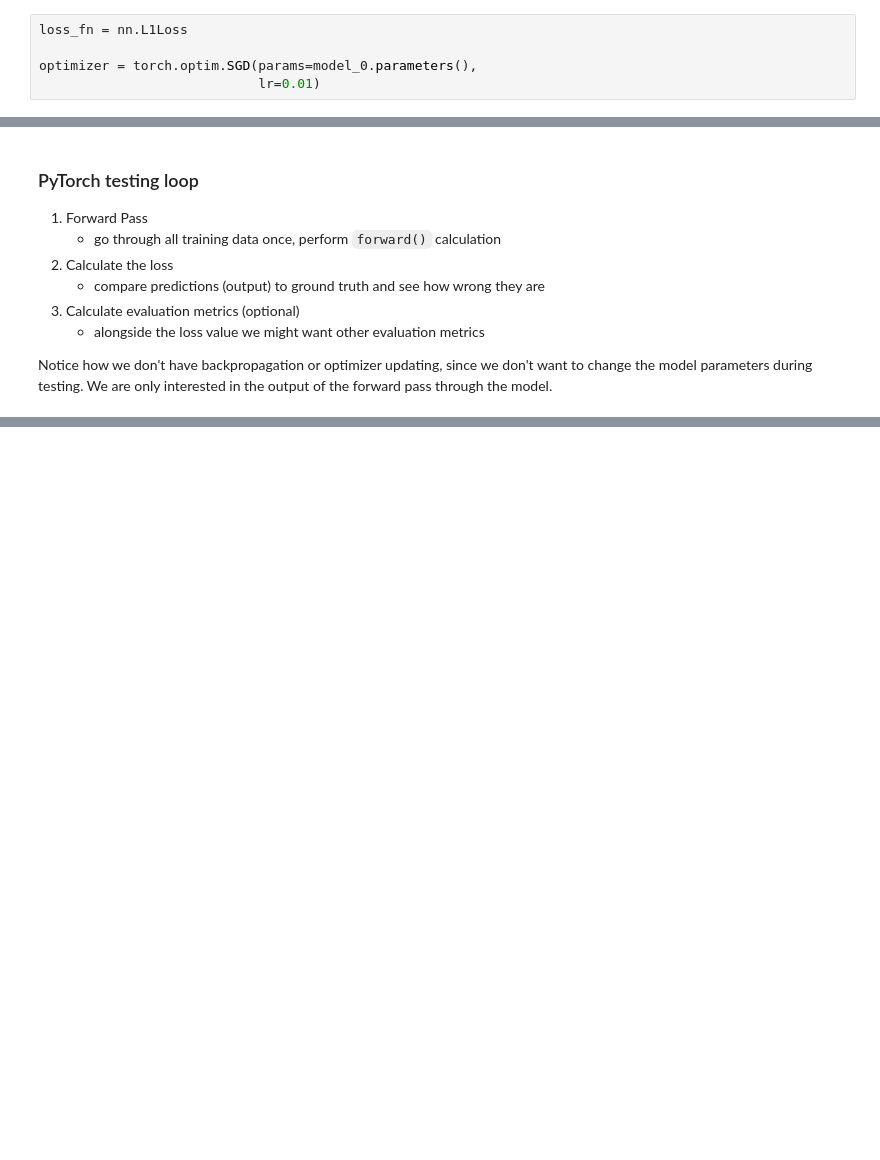
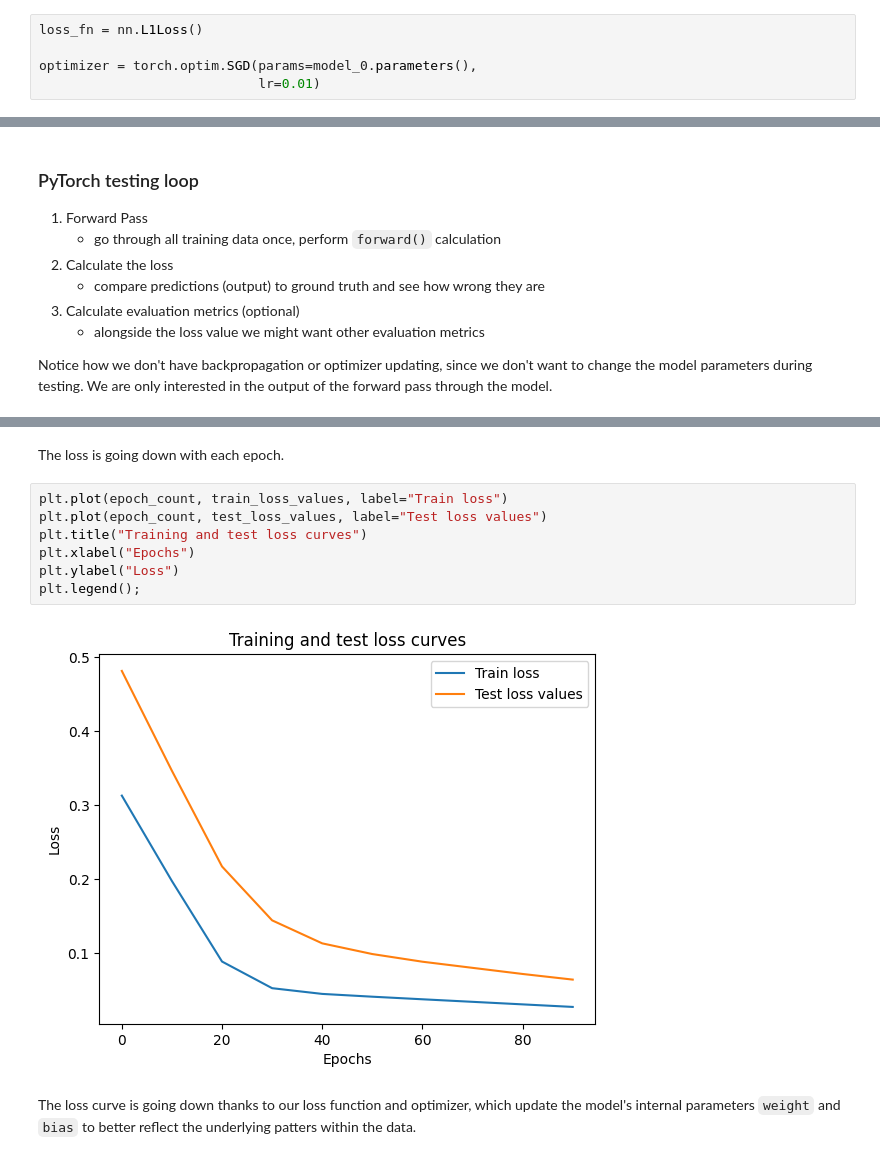
Before and after one commit to ybrenning/pytorch, a Jupyter notebook: 01workflowfundamentals.ipynb, the cells around one changed output, grey strips where cells are left out. Drawn from its saved outputs; the diff is of its cells as text; blank space fills up the shorter version.

Commit message:
Implement training and testing loop

```diff
--- a/01workflowfundamentals.ipynb
+++ b/01workflowfundamentals.ipynb
@@ -276,7 +276,7 @@ For optimization, use SGD (`torch.optims.SGD(params, lr))`, where
   * higher means larger updates, which can be too large and fail as a result
   * common startning values are `0.01`, `0.001`, `0.0001`, these can however be changed over time using **learning rate scheduling**
 # %%
-loss_fn = nn.L1Loss
+loss_fn = nn.L1Loss()
 
 optimizer = torch.optim.SGD(params=model_0.parameters(),
                             lr=0.01)
@@ -314,0 +376,13 @@ Notice how we don't have backpropagation or optimizer updating, since we don't w
+# %% [markdown]
+The loss is going down with each epoch.
+# %%
+plt.plot(epoch_count, train_loss_values, label="Train loss")
+plt.plot(epoch_count, test_loss_values, label="Test loss values")
+plt.title("Training and test loss curves")
+plt.xlabel("Epochs")
+plt.ylabel("Loss")
+plt.legend();
+# %% [output]
+[figure, added]
+# %% [markdown]
+The loss curve is going down thanks to our loss function and optimizer, which update the model's internal parameters `weight` and `bias` to better reflect the underlying patters within the data.
```
Also changed, not shown: parts of 4 cells of this notebook.
